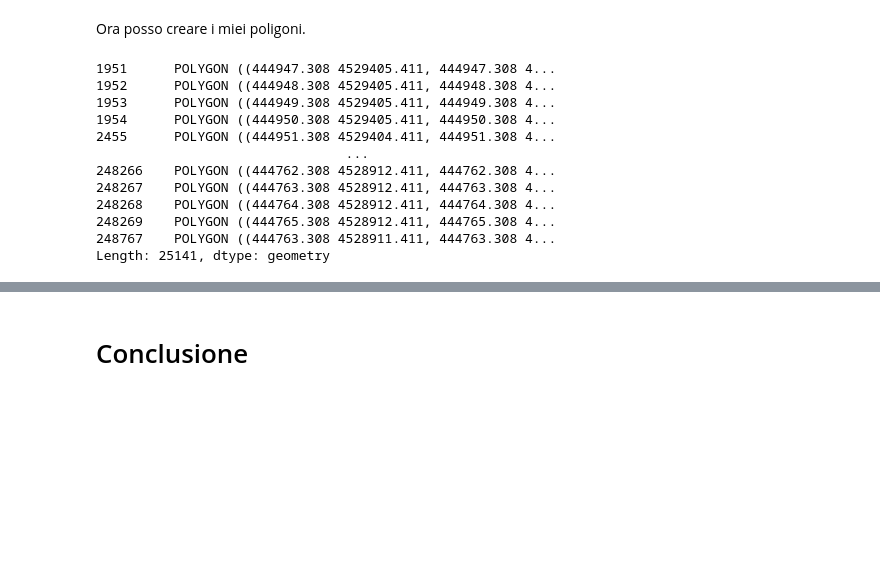
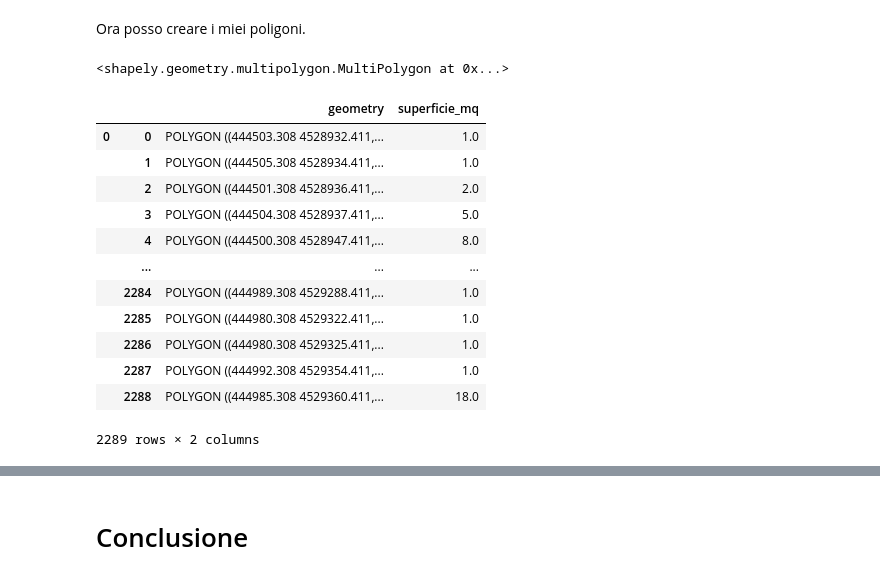
Before and after one commit to MaxDragonheart/PyGIS-Blog, a Jupyter notebook: _notebooks/2022-05-21-verificare-il-potenziale-fotovoltaico-di-un-tetto.ipynb, the cells around one changed output, grey strips where cells are left out. Drawn from its saved outputs; the diff is of its cells as text; code cells hidden in the pictures; blank space fills up the shorter version.

```diff
--- a/_notebooks/2022-05-21-verificare-il-potenziale-fotovoltaico-di-un-tetto.ipynb
+++ b/_notebooks/2022-05-21-verificare-il-potenziale-fotovoltaico-di-un-tetto.ipynb
@@ -414,17 +414,25 @@ Il raster di partenza ha una risoluzione di 1.0x1.0 metri
 Ora posso creare i miei poligoni.
 # %%
 gdf_polygon = gdf_point.buffer(distance=0.5, cap_style=3)
-gdf_polygon
+polygons = gdf_polygon.unary_union
+polygons
 # %% [output]
-1951      POLYGON ((444947.308 4529405.411, 444947.308 4...
-1952      POLYGON ((444948.308 4529405.411, 444948.308 4...
-1953      POLYGON ((444949.308 4529405.411, 444949.308 4...
-1954      POLYGON ((444950.308 4529405.411, 444950.308 4...
-2455      POLYGON ((444951.308 4529404.411, 444951.308 4...
-                                ...
-248266    POLYGON ((444762.308 4528912.411, 444762.308 4...
-248267    POLYGON ((444763.308 4528912.411, 444763.308 4...
-248268    POLYGON ((444764.308 4528912.411, 444764.308 4...
-248269    POLYGON ((444765.308 4528912.411, 444765.308 4...
-248767    POLYGON ((444763.308 4528911.411, 444763.308 4...
-Length: 25141, dtype: geometry
+<shapely.geometry.multipolygon.MultiPolygon at 0x...>
+# %%
+gdf = gpd.GeoDataFrame(geometry=gpd.GeoSeries(polygons), crs=gdf_polygon.crs).explode(index_parts=True)
+gdf.insert(loc=1, column="superficie_mq", value=gdf.geometry.area)
+gdf
+# %% [output]
+|  |  | geometry | superficie_mq |
+| 0 | 0 | POLYGON ((444503.308 4528932.411,... | 1.0 |
+|  | 1 | POLYGON ((444505.308 4528934.411,... | 1.0 |
+|  | 2 | POLYGON ((444501.308 4528936.411,... | 2.0 |
+|  | 3 | POLYGON ((444504.308 4528937.411,... | 5.0 |
+|  | 4 | POLYGON ((444500.308 4528947.411,... | 8.0 |
+|  | ... | ... | ... |
+|  | 2284 | POLYGON ((444989.308 4529288.411,... | 1.0 |
+|  | 2285 | POLYGON ((444980.308 4529322.411,... | 1.0 |
+|  | 2286 | POLYGON ((444980.308 4529325.411,... | 1.0 |
+|  | 2287 | POLYGON ((444992.308 4529354.411,... | 1.0 |
+|  | 2288 | POLYGON ((444985.308 4529360.411,... | 18.0 |
+2289 rows × 2 columns
```
Also changed, not shown: parts of 5 cells of this notebook.
